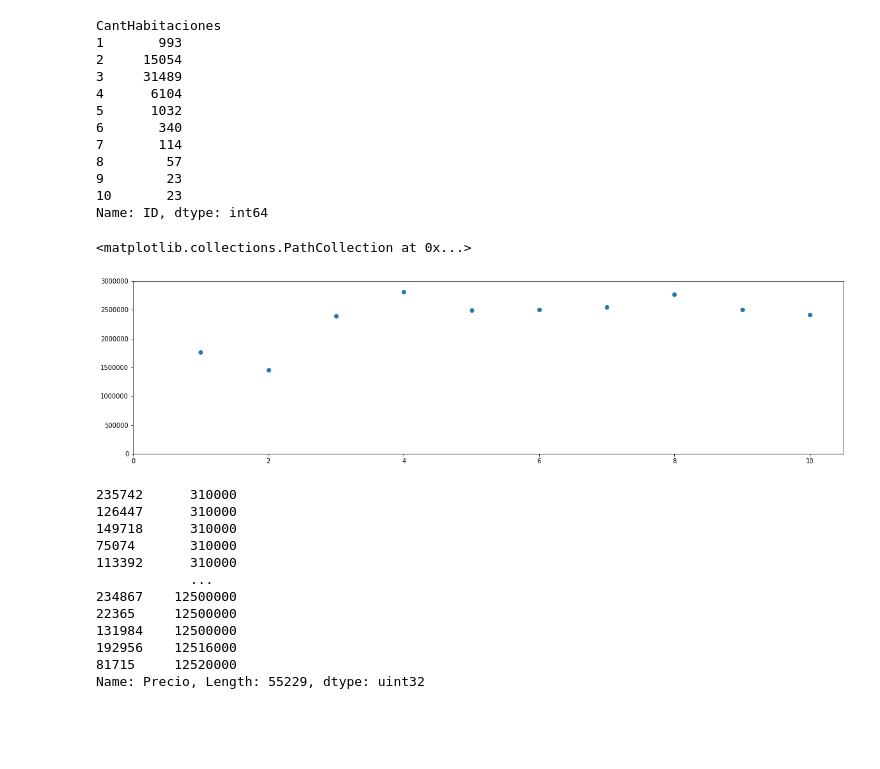
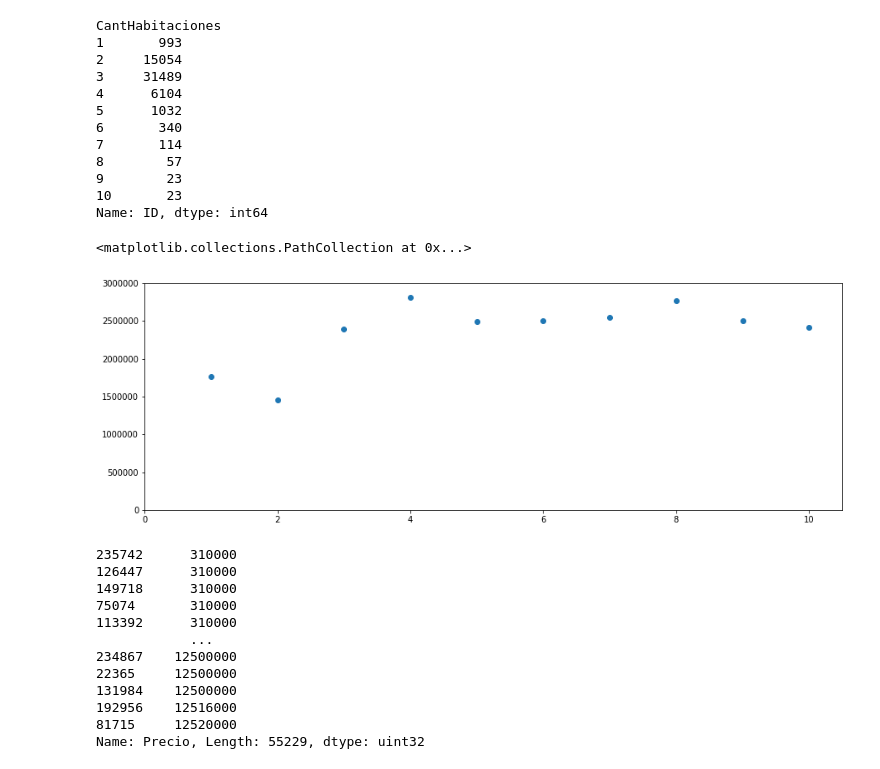
Before and after one commit to komod0/TPs-Org.Datos, a Jupyter notebook: tp1/unTest2.ipynb, the cells around one changed output. Drawn from its saved outputs; the diff is of its cells as text; code cells hidden in the pictures; blank space fills up the shorter version.

```diff
--- a/tp1/unTest2.ipynb
+++ b/tp1/unTest2.ipynb
@@ -358,17 +358,17 @@ Name: ID, dtype: int64
 # %%
 # Declarás variables a graficar
 x = [1,2,3,4,5,6,7,8,9,10]
 y = dfl.groupby('CantHabitaciones').mean()['Precio']
 
-plt.figure(figsize = (20, 5))
+plt.figure(figsize = (15, 5))
 plt.xlim([0, 10.5])
 plt.ylim([0, 3000000])
 
 # Tipo de gráfico
 plt.scatter(x, y)
 # %% [output]
 <matplotlib.collections.PathCollection at 0x...>
-[figure, old version]
+[figure, new version]
 # %%
 dfl['Precio'].sort_values()
 # %% [output]
```
Also changed, not shown: parts of 1 cell of this notebook.
